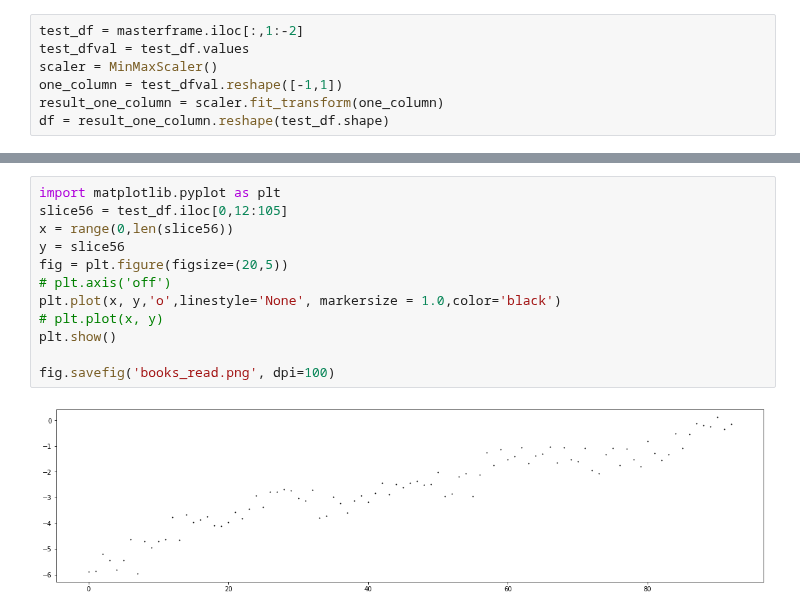
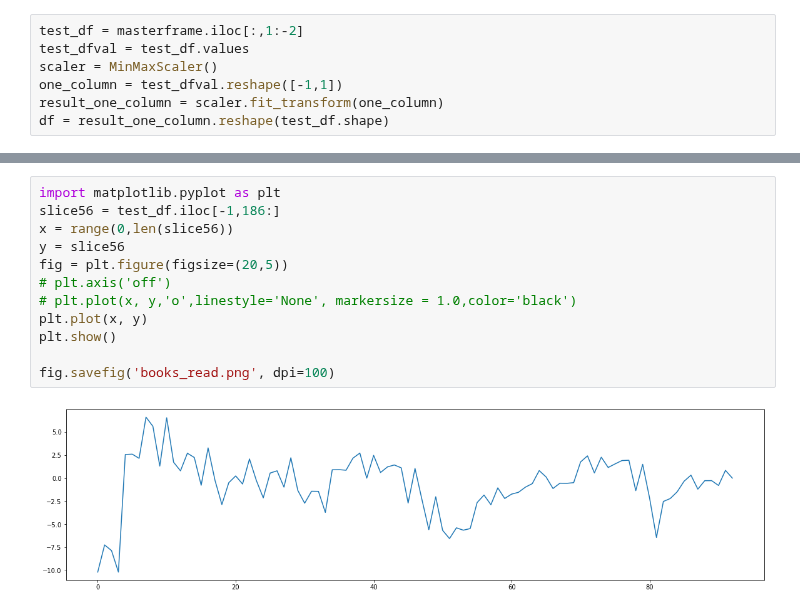
Before and after one commit to ai357060/flower, a Jupyter notebook: wm/model.ipynb, the cells around one changed output, grey strips where cells are left out. Cells and saved outputs as stored; diff of their text form.

```diff
--- a/wm/model.ipynb
+++ b/wm/model.ipynb
@@ -71,14 +112,14 @@ fig.savefig('books_read.png', dpi=100, bbox_inches='tight', pad_inches=0,transpa
 # %%
 import matplotlib.pyplot as plt
-slice56 = test_df.iloc[0,12:105]
+slice56 = test_df.iloc[-1,186:]
 x = range(0,len(slice56))
 y = slice56
 fig = plt.figure(figsize=(20,5))
 # plt.axis('off')
-plt.plot(x, y,'o',linestyle='None', markersize = 1.0,color='black')
-# plt.plot(x, y)
+# plt.plot(x, y,'o',linestyle='None', markersize = 1.0,color='black')
+plt.plot(x, y)
 plt.show()
 
 fig.savefig('books_read.png', dpi=100)
 # %% [output]
-[figure, old version]
+[figure, new version]
```
Also changed, not shown: parts of 12 cells of this notebook, 5 other files.
